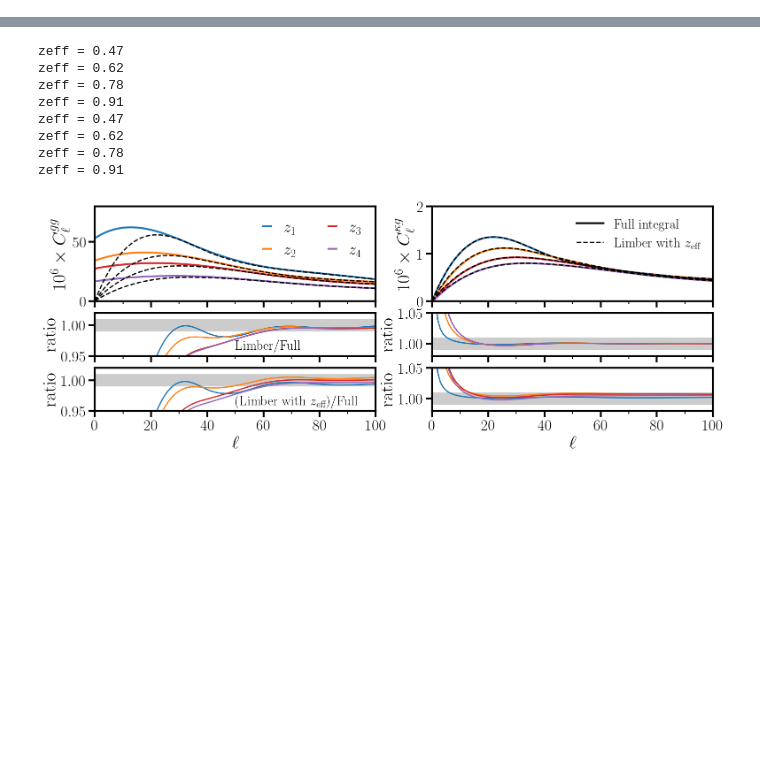
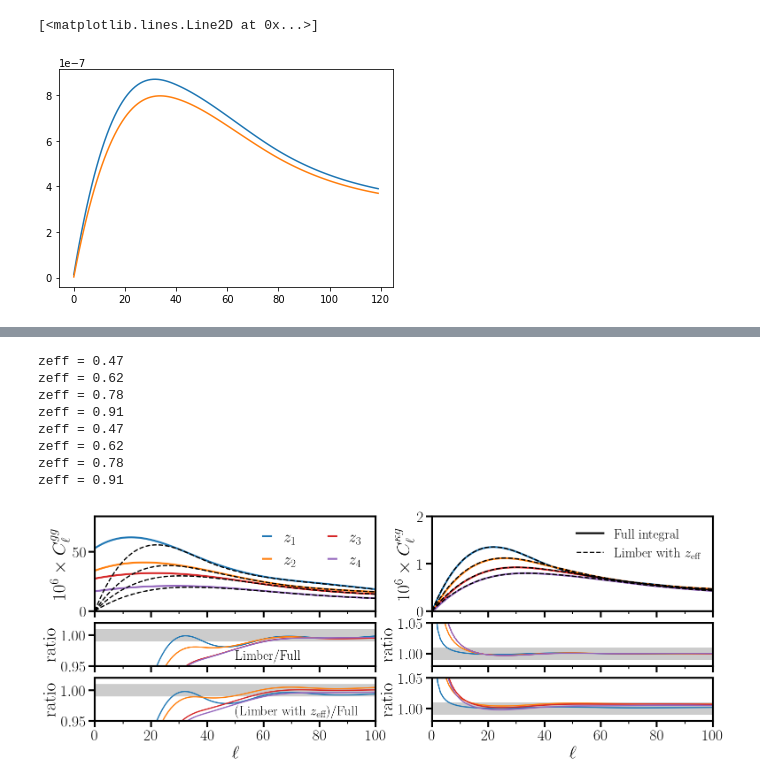
Before and after one commit to Joletaxi19/desi-cmb-lensing-joint-analysis, a Jupyter notebook: notebooks/beyondLimber.ipynb, the cells around one changed output, grey strips where cells are left out. Saved outputs shown, nothing was run; the diff lists cells and outputs as text; code cells hidden in the pictures; blank space fills up the shorter version.

```diff
--- a/notebooks/beyondLimber.ipynb
+++ b/notebooks/beyondLimber.ipynb
@@ -11,8 +11,9 @@ dat2 = np.genfromtxt('../data/dNdzs/LRGz2_dNdz.txt')
 dat3 = np.genfromtxt('../data/dNdzs/LRGz3_dNdz.txt')
 dat4 = np.genfromtxt('../data/dNdzs/LRGz4_dNdz.txt')
 bias = interp1d([0.47,0.62,0.78,0.91],[1.63,1.88,2.08,2.20],kind='linear',fill_value="extrapolate")
+smag = interp1d([0.47,0.62,0.78,0.91],[0.972,1.044,0.974,0.988],kind='linear',fill_value="extrapolate")
 
-def do_integrals(z_, dNdz, bias, lval=np.arange(0,130,step=20), NCHI=5000, NK=5000,
+def do_integrals(z_, dNdz, bias, smag, lval=np.arange(0,130,step=20), NCHI=5000, NK=5000,
                  NKint=1000,kmin=1e-3,kmax=0.5,only_limb=False,DBeff=False):
     """
     computes limber and beyond limber integrals for Cgg and Ckg
@@ -35,10 +36,18 @@ def do_integrals(z_, dNdz, bias, lval=np.arange(0,130,step=20), NCHI=5000, NK=50
     Wg  = interp1d(z_,dNdz,kind='cubic',bounds_error=False,fill_value=0)(z)
     Wg /= simps(Wg,x=chi)
     dWg = np.gradient(Wg,chi)
-    ddWg = np.gradient(dWg,chi)
     zstar   = cosmo.get_current_derived_parameters(['z_rec'])['z_rec']
     chistar = cosmo.comoving_distance(zstar)*cosmo.h()
     Wk  = 1.5*cosmo.Om_m(0)*(1/2997.92458)**2*(1+z)*chi*(chistar-chi)/chistar
+    #
+    phi = interp1d(z_,dNdz,kind='cubic',bounds_error=False,fill_value=0)(z)
+    phi/= simps(phi,x=z)
+    Wm  = (5*smag(z)-2)*1.5*cosmo.Om_m(0)*(1/2997.92458)**2*(1+z)*chi
+    ttt = np.array([simps((chi[i:]-chi[i])*phi[i:]/chi[i:],x=z[i:]) for i in range(NCHI)])
+    Wm *= ttt
+
+    integrand = chi
+
     D = np.vectorize(cosmo.scale_independent_growth_factor)(z)
     f = np.vectorize(cosmo.scale_independent_growth_factor_f)(z)
     b = bias(z)
@@ -75,8 +84,8 @@ def do_integrals(z_, dNdz, bias, lval=np.arange(0,130,step=20), NCHI=5000, NK=50
         else:
             Deff = D
             Beff = b
-        Pint = interp1d(k,Pk,bounds_error=False,fill_value=0.)(kv) * (Deff*Beff)**2
-        integrand = Wg**2/chi**2 * Pint
+        Pint = interp1d(k,Pk,bounds_error=False,fill_value=0.)(kv)
+        integrand = (Wg*Beff + Wm)**2*Pint*Deff**2/chi**2
         return simps(integrand,x=chi)
 
     def Ckg_limber(l,DBeff=DBeff):
@@ -87,8 +96,8 @@ def do_integrals(z_, dNdz, bias, lval=np.arange(0,130,step=20), NCHI=5000, NK=50
         else:
             Deff = D
             Beff = b
-        Pint = interp1d(k,Pk,bounds_error=False,fill_value=0.)(kv) * Deff**2 * Beff
-        integrand = Wg*Wk/chi**2 * Pint
+        Pint = interp1d(k,Pk,bounds_error=False,fill_value=0.)(kv)
+        integrand = (Wg*Beff + Wm)*Wk*Pint*Deff**2/chi**2
         return simps(integrand,x=chi)
 
     l = np.arange(min(lval),max(lval))
@@ -125,3 +134,13 @@ matplotlib.rcParams['xtick.minor.width'] = 1.5
 matplotlib.rcParams['ytick.minor.width'] = 1.5
 matplotlib.rcParams['axes.titlesize'] = 30
 matplotlib.rcParams['text.latex.preamble'] = r'\usepackage{amsmath}'
+# %%
+l, cgg_1l_zeff, ckg_1l_zeff = do_integrals(dat1[:,0],dat1[:,1],bias=bias,smag=smag,only_limb=True,DBeff=True)
+l, cgg_2l_zeff, ckg_2l_zeff = do_integrals(dat2[:,0],dat2[:,1],bias=bias,smag=smag,only_limb=True,DBeff=True)
+l, cgg_3l_zeff, ckg_3l_zeff = do_integrals(dat3[:,0],dat3[:,1],bias=bias,smag=smag,only_limb=True,DBeff=True)
+l, cgg_4l_zeff, ckg_4l_zeff = do_integrals(dat4[:,0],dat4[:,1],bias=bias,smag=smag,only_limb=True,DBeff=True)
+
+l, cgg_1l_zeff_nomag, ckg_1l_zeff_nomag = do_integrals(dat1[:,0],dat1[:,1],bias=bias,smag=lambda z: 0.4+0.*z,only_limb=True,DBeff=True)
+l, cgg_2l_zeff_nomag, ckg_2l_zeff_nomag = do_integrals(dat2[:,0],dat2[:,1],bias=bias,smag=lambda z: 0.4+0.*z,only_limb=True,DBeff=True)
+l, cgg_3l_zeff_nomag, ckg_3l_zeff_nomag = do_integrals(dat3[:,0],dat3[:,1],bias=bias,smag=lambda z: 0.4+0.*z,only_limb=True,DBeff=True)
+l, cgg_4l_zeff_nomag, ckg_4l_zeff_nomag = do_integrals(dat4[:,0],dat4[:,1],bias=bias,smag=lambda z: 0.4+0.*z,only_limb=True,DBeff=True)
@@ -127,0 +156,6 @@ matplotlib.rcParams['text.latex.preamble'] = r'\usepackage{amsmath}'
+# %%
+plt.plot(l,ckg_4l_zeff)
+plt.plot(l,ckg_4l_zeff_nomag)
+# %% [output]
+[<matplotlib.lines.Line2D at 0x...>]
+[figure, added]
```
Also changed, not shown: parts of 5 cells of this notebook, 1 other file.
